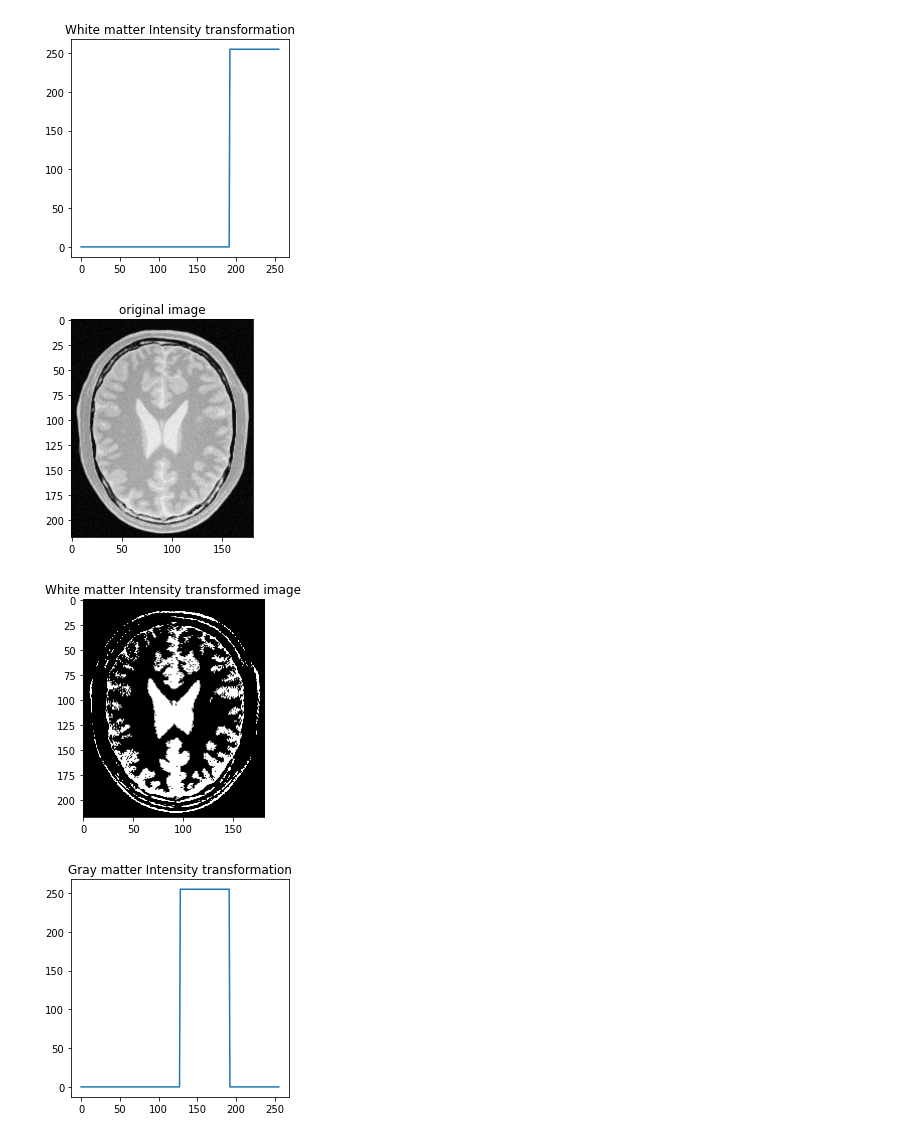
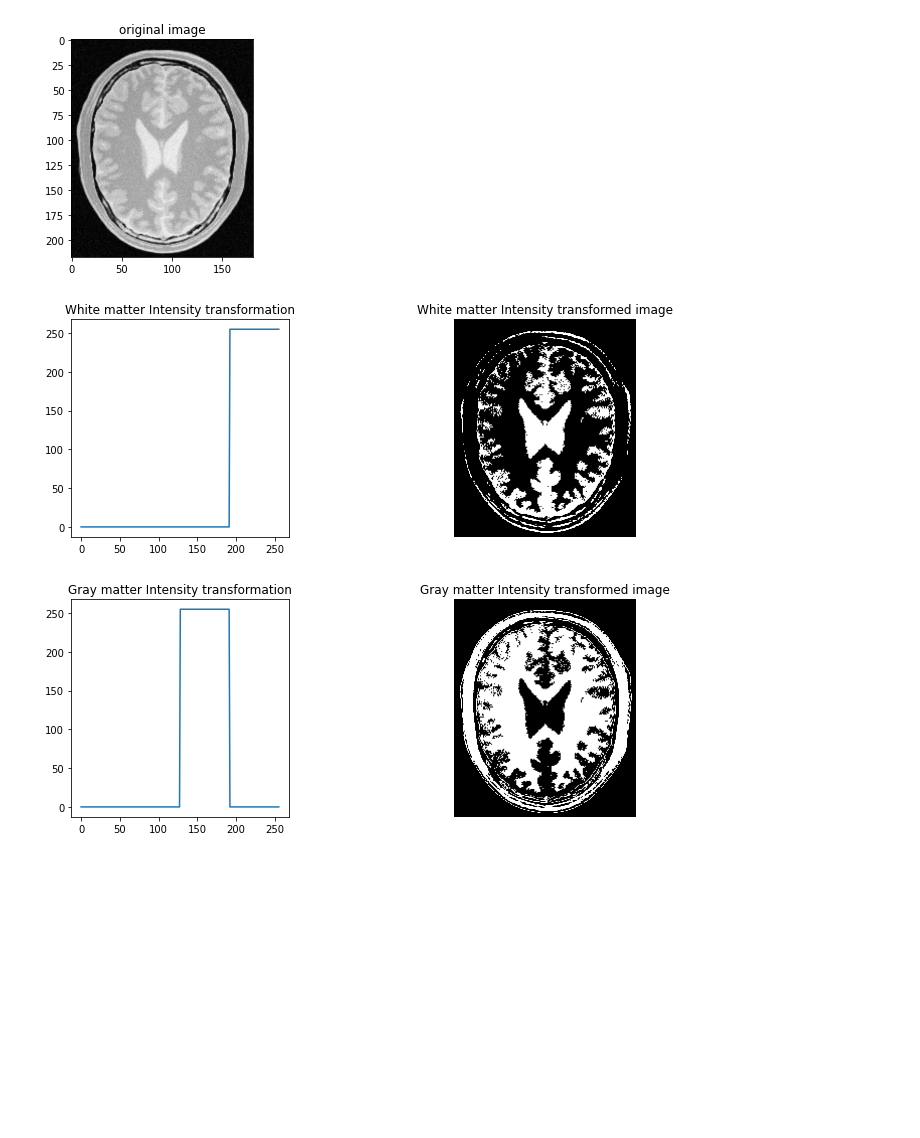
Before and after one commit to Poogitha/Codings, a Jupyter notebook: 190280N_EN2550_Assignment_01.ipynb, the cells around one changed output. Drawn from its saved outputs; the diff is of its cells as text; code cells hidden in the pictures; blank space fills up the shorter version.

```diff
--- a/190280N_EN2550_Assignment_01.ipynb
+++ b/190280N_EN2550_Assignment_01.ipynb
@@ -41,61 +38,57 @@ import cv2 as cv
 import matplotlib.pyplot as plt
 img= cv.imread(r'Assignment Images/brain_proton_density_slice.png',cv.IMREAD_UNCHANGED)
 assert img is not None
-
+plt.figure()
+plt.imshow(cv.cvtColor(img, cv.COLOR_BGR2RGB))
+plt.title("original image")
+plt.show()
 # White Matter
 t1=np.linspace(0,0,192)
 t2=np.linspace(0,255,0)
 t3=np.linspace(255,255,64)
 t=np.concatenate((t1,t2,t3),axis=0).astype(np.uint8)
-fig,ax=plt.subplots()
-ax.plot(t)
-ax.title.set_text("White matter Intensity transformation")
-ax.set_aspect('equal')
+
+fig,ax=plt.subplots(1,2,figsize=(12,4))
+ax[0].plot(t)
+ax[0].title.set_text("White matter Intensity transformation")
+ax[0].set_aspect('equal')
 assert len(t)==256
 g=cv.LUT(img,t)
+ax[1].imshow(cv.cvtColor(g, cv.COLOR_BGR2RGB))
+ax[1].set_title("White matter Intensity transformed image")
+ax[1].axis('off')
+plt.show()
 cv.namedWindow('Image',cv.WINDOW_AUTOSIZE)
 cv.imshow('image',img)
 cv.waitKey(0)
 cv.imshow('image',g)
 cv.waitKey(0)
 cv.destroyAllWindows()
-
-plt.figure()
-plt.imshow(cv.cvtColor(img, cv.COLOR_BGR2RGB))
-plt.title("original image")
-plt.show()
-plt.figure()
-plt.imshow(cv.cvtColor(g, cv.COLOR_BGR2RGB))
-plt.title("White matter Intensity transformed image")
-plt.show()
-
 
 #Gray Matter
 t1= np.linspace(0,0,128)
 t2=np.linspace(0,255,0)
 t3=np.linspace(255,255,64)
 t4=np.linspace(255,0,0)
 t5=np.linspace(0,0,64)
 t=np.concatenate((t1,t2,t3,t4,t5),axis=0).astype(np.uint8)
-fig,ax=plt.subplots()
-ax.plot(t)
-ax.title.set_text("Gray matter Intensity transformation")
-ax.set_aspect('equal')
 assert len(t)==256
 g=cv.LUT(img,t)
+fig,ax=plt.subplots(1,2,figsize=(12,4))
+ax[0].plot(t)
+ax[0].title.set_text("Gray matter Intensity transformation")
+ax[0].set_aspect('equal')
+ax[1].imshow(cv.cvtColor(g, cv.COLOR_BGR2RGB))
+ax[1].set_title("Gray matter Intensity transformed image")
+ax[1].axis('off')
+plt.show()
 cv.namedWindow('Image',cv.WINDOW_AUTOSIZE)
 cv.imshow('image',img)
 cv.waitKey(0)
 cv.imshow('image',g)
 cv.waitKey(0)
 cv.destroyAllWindows()
-
-plt.figure()
-plt.imshow(cv.cvtColor(g, cv.COLOR_BGR2RGB))
-plt.title("Gray matter Intensity transformed image")
-plt.show()
 # %% [output]
-[figure, old version]
+[figure, new version]
-[figure, old version]
+[figure, new version]
-[figure, old version]
+[figure, new version]
-[figure, removed]
```
Also changed, not shown: parts of 6 cells of this notebook.
